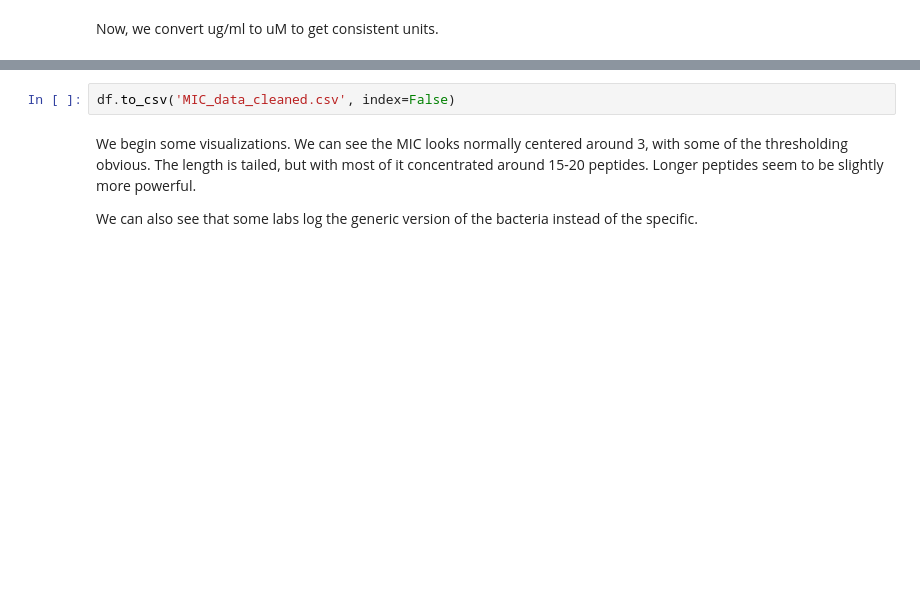
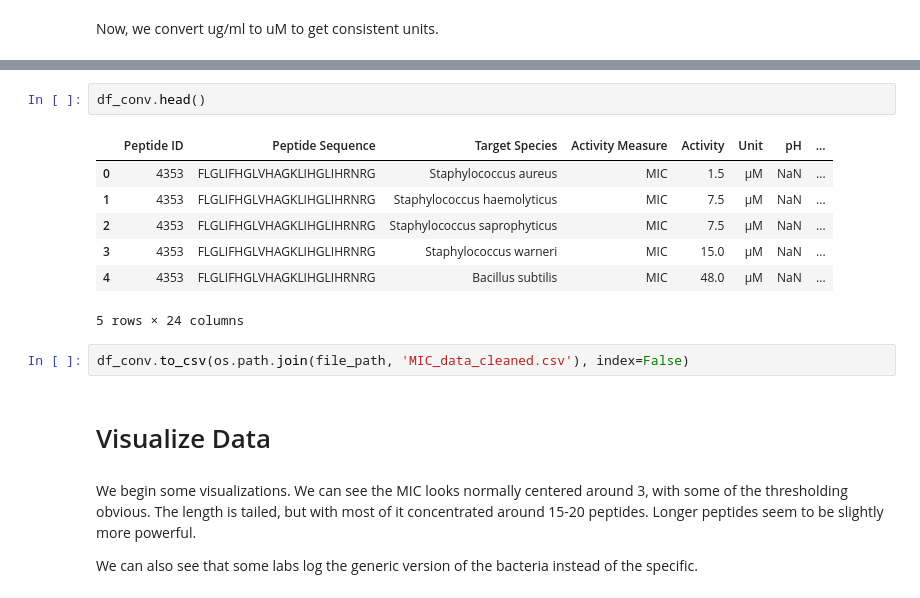
Before and after one commit to ConorMesser/stats_305c, a Jupyter notebook: Project_305C_cleaning.ipynb, the cells around one changed output, grey strips where cells are left out. Saved outputs shown, nothing was run; the diff lists cells and outputs as text; blank space fills up the shorter version.

Commit message:
Update data cleaning notebook

```diff
--- a/Project_305C_cleaning.ipynb
+++ b/Project_305C_cleaning.ipynb
@@ -185,5 +295,17 @@ Name: count, dtype: int64
+# %%
+df_conv.head()
+# %% [output]
+|  | Peptide ID | Peptide Sequence | Target Species | Activity Measure | Activity | Unit | pH | ... |
+| 0 | 4353 | FLGLIFHGLVHAGKLIHGLIHRNRG | Staphylococcus aureus | MIC | 1.5 | µM | NaN | ... |
+| 1 | 4353 | FLGLIFHGLVHAGKLIHGLIHRNRG | Staphylococcus haemolyticus | MIC | 7.5 | µM | NaN | ... |
+| 2 | 4353 | FLGLIFHGLVHAGKLIHGLIHRNRG | Staphylococcus saprophyticus | MIC | 7.5 | µM | NaN | ... |
+| 3 | 4353 | FLGLIFHGLVHAGKLIHGLIHRNRG | Staphylococcus warneri | MIC | 15.0 | µM | NaN | ... |
+| 4 | 4353 | FLGLIFHGLVHAGKLIHGLIHRNRG | Bacillus subtilis | MIC | 48.0 | µM | NaN | ... |
+5 rows × 24 columns
 # %%
-df.to_csv('MIC_data_cleaned.csv', index=False)
+df_conv.to_csv(os.path.join(file_path, 'MIC_data_cleaned.csv'), index=False)
+# %% [markdown]
+# Visualize Data
 # %% [markdown]
 We begin some visualizations. We can see the MIC looks normally centered around 3, with some of the thresholding obvious. The length is tailed, but with most of it concentrated around 15-20 peptides. Longer peptides seem to be slightly more powerful.
 
```
Also changed, not shown: parts of 19 cells of this notebook.
